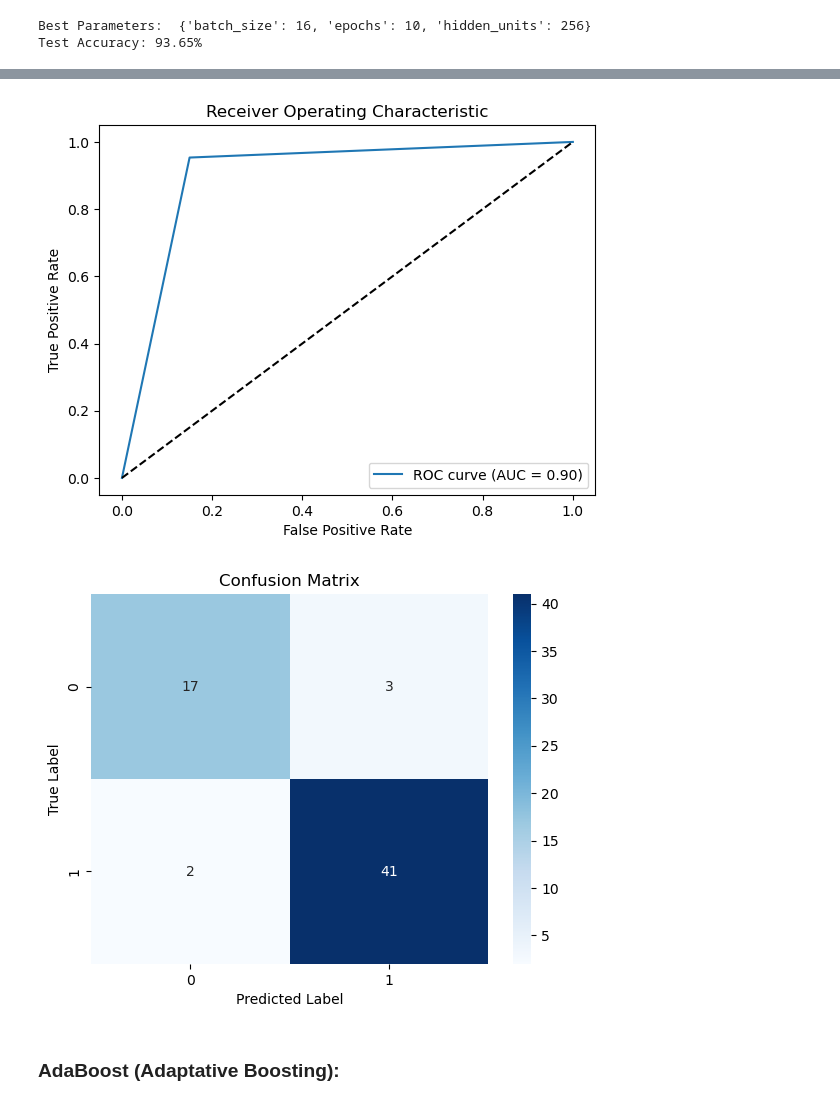
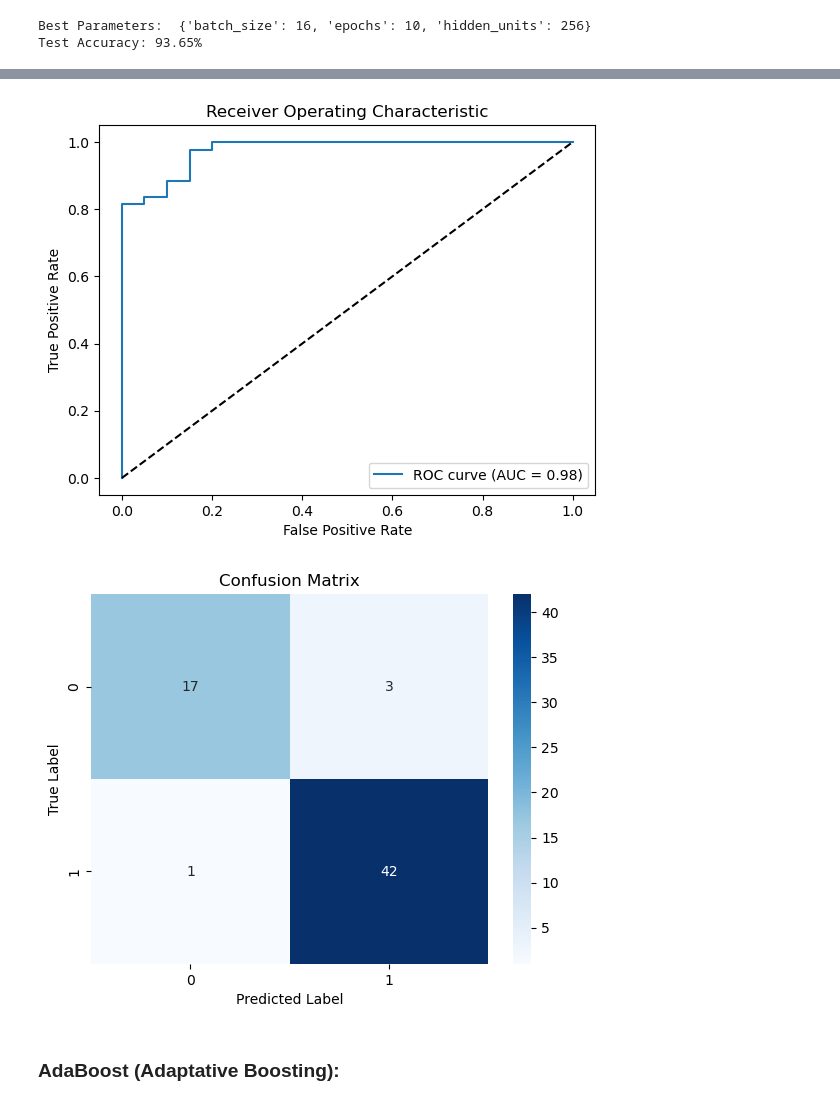
Before and after one commit to carmenmarcos00/ml_anonymization, a Jupyter notebook: ml_models/diabetes_models_and_plots/ml_models_notebooks/diabetes_no_anonym.ipynb, the cells around one changed output, grey strips where cells are left out. Drawn from its saved outputs; the diff is of its cells as text; code cells hidden in the pictures.

```diff
--- a/ml_models/diabetes_models_and_plots/ml_models_notebooks/diabetes_no_anonym.ipynb
+++ b/ml_models/diabetes_models_and_plots/ml_models_notebooks/diabetes_no_anonym.ipynb
@@ -599,14 +585,14 @@ Best Parameters:  {'batch_size': 16, 'epochs': 10, 'hidden_units': 256}
 Test Accuracy: 93.65%
 # %%
 # Obtener las probabilidades de predicción
-y_pred_prob = model.predict(X_test)
+y_pred_prob_nn = best_model_nn.predict(X_test)
 
 # Calcular la curva ROC y el AUC
-fpr, tpr, thresholds = roc_curve(y_test, y_pred_prob)
-auc = roc_auc_score(y_test, y_pred_prob)
+fpr_nn, tpr_nn, thresholds_nn = roc_curve(y_test, y_pred_prob_nn)
+auc_nn = roc_auc_score(y_test, y_pred_prob_nn)
 
 # Paso 6: Graficar la curva ROC
-plt.plot(fpr, tpr, label='ROC curve (AUC = {:.2f})'.format(auc))
+plt.plot(fpr_nn, tpr_nn, label='ROC curve (AUC = {:.2f})'.format(auc_nn))
 plt.plot([0, 1], [0, 1], 'k--')  # Diagonal
 plt.xlabel('False Positive Rate')
 plt.ylabel('True Positive Rate')
@@ -614,10 +600,15 @@ plt.title('Receiver Operating Characteristic')
 plt.legend(loc='lower right')
 plt.show()
 
-cm = confusion_matrix(y_test, y_pred_prob)
+# Aplicar umbral a las probabilidades para obtener predicciones discretas
+umbral = 0.5
+y_pred_discreto_nn = np.where(y_pred_prob_nn >= umbral, 1, 0)
+
+
+cm_nn = confusion_matrix(y_test, y_pred_discreto_nn)
 
 # Visualize confusion matrix
-sns.heatmap(cm, annot=True, fmt='d', cmap='Blues')
+sns.heatmap(cm_nn, annot=True, fmt='d', cmap='Blues')
 plt.title('Confusion Matrix')
 plt.xlabel('Predicted Label')
 plt.ylabel('True Label')
@@ -626,5 +618,5 @@ plt.show()
-[figure, old version]
+[figure, new version]
-[figure, old version]
+[figure, new version]
 # %% [markdown]
 ### AdaBoost (Adaptative Boosting):
 # %%
```
Also changed, not shown: parts of 24 cells of this notebook, 5 other files.
